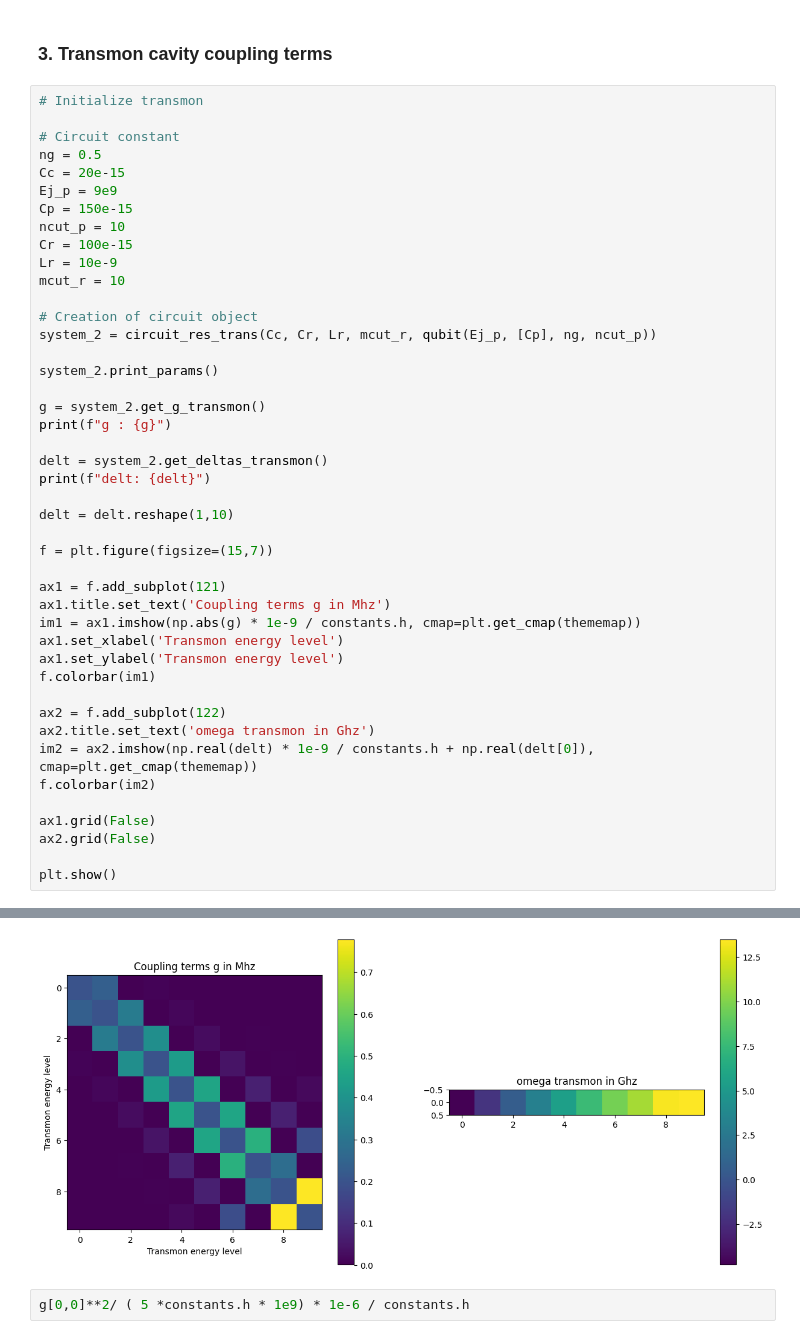
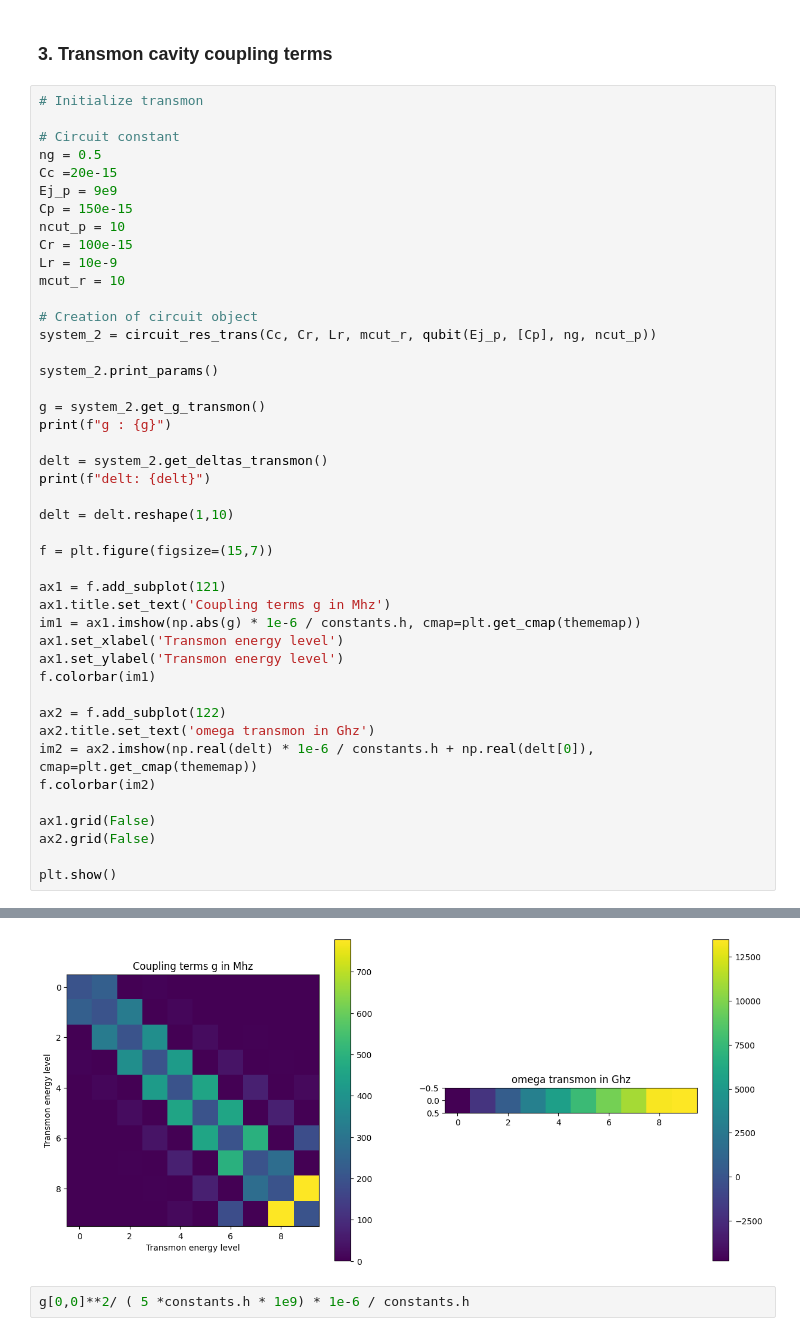
Before and after one commit to balerat/Master-thesis---Superconducting-circuit-analysis, a Jupyter notebook: main/Resonator Transmon Circuit.ipynb, the cells around one changed output, grey strips where cells are left out. Drawn from its saved outputs; the diff is of its cells as text.

```diff
--- a/main/Resonator Transmon Circuit.ipynb
+++ b/main/Resonator Transmon Circuit.ipynb
@@ -571,7 +573,7 @@ wr:    5.032921210448705 Ghz
 
 # Circuit constant
 ng = 0.5
-Cc = 20e-15
+Cc =20e-15
 Ej_p = 9e9
 Cp = 150e-15
 ncut_p = 10
@@ -596,14 +598,14 @@ f = plt.figure(figsize=(15,7))
 
 ax1 = f.add_subplot(121)
 ax1.title.set_text('Coupling terms g in Mhz')
-im1 = ax1.imshow(np.abs(g) * 1e-9 / constants.h, cmap=plt.get_cmap(thememap))
+im1 = ax1.imshow(np.abs(g) * 1e-6 / constants.h, cmap=plt.get_cmap(thememap))
 ax1.set_xlabel('Transmon energy level')
 ax1.set_ylabel('Transmon energy level')
 f.colorbar(im1)
 
 ax2 = f.add_subplot(122)
 ax2.title.set_text('omega transmon in Ghz')
-im2 = ax2.imshow(np.real(delt) * 1e-9 / constants.h + np.real(delt[0]), cmap=plt.get_cmap(thememap))
+im2 = ax2.imshow(np.real(delt) * 1e-6 / constants.h + np.real(delt[0]), cmap=plt.get_cmap(thememap))
 f.colorbar(im2)
 
 ax1.grid(False)
@@ -618,17 +620,17 @@ Ejp/Ecp : 69.69458014012218
 w_01:    2.9138875699855906 GHz
 ng:    0.5
 Cc:    20.0 fF
 Cr:    100.0 fF
 Lr:    10.0 nH
 Z0:    316.22776601683796 Ohm
 wr:    5.032921210448705 Ghz
 g : [[0.+1.30846910e-25j 0.+1.55363806e-25j 0.+7.52550168e-38j
 ... (39 lines left out)
 delt: [-3.17301698e-24+0.j -1.33407537e-24+0.j  4.19306882e-25+0.j
   2.07954473e-24+0.j  3.63635340e-24+0.j  5.07238336e-24+0.j
   6.38874114e-24+0.j  7.30741981e-24+0.j  8.82072607e-24+0.j
   8.92869461e-24+0.j]
-[figure, old version]
+[figure, new version]
 # %%
 g[0,0]**2/ ( 5 *constants.h * 1e9) * 1e-6 / constants.h
 # %% [output]
```
Also changed, not shown: parts of 2 cells of this notebook, 5 other files.
